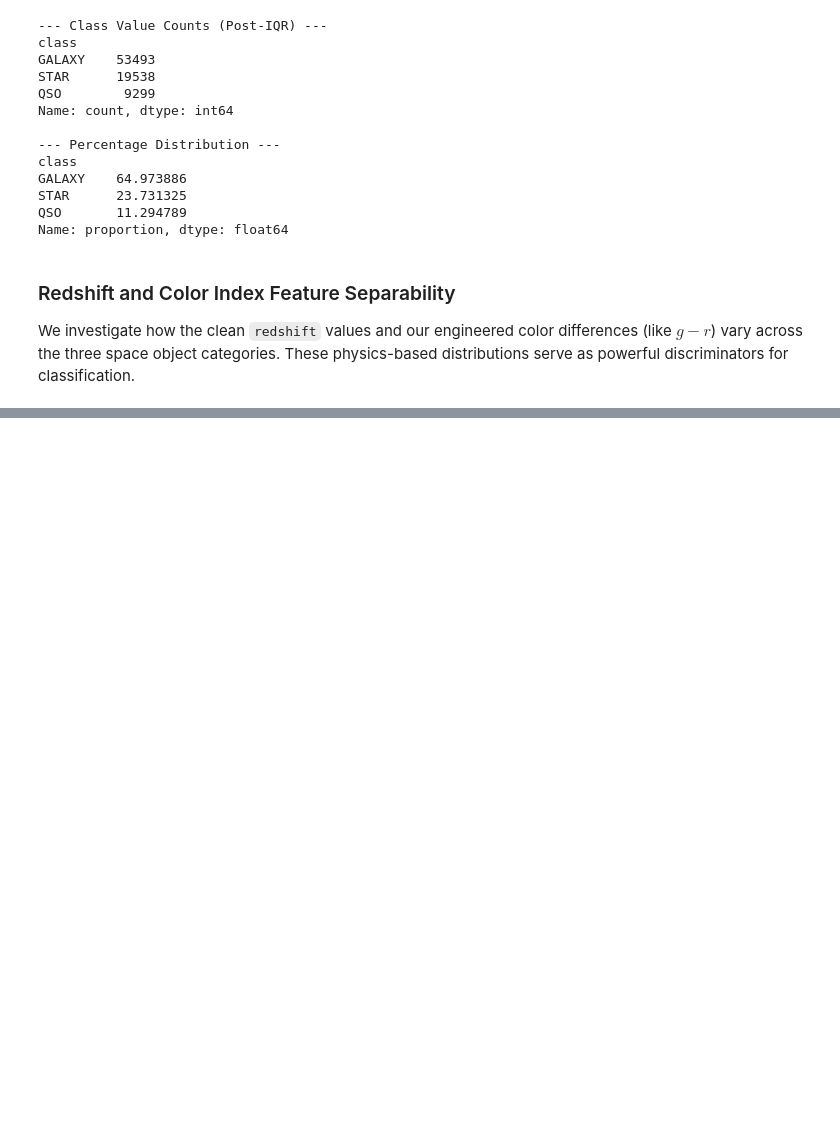
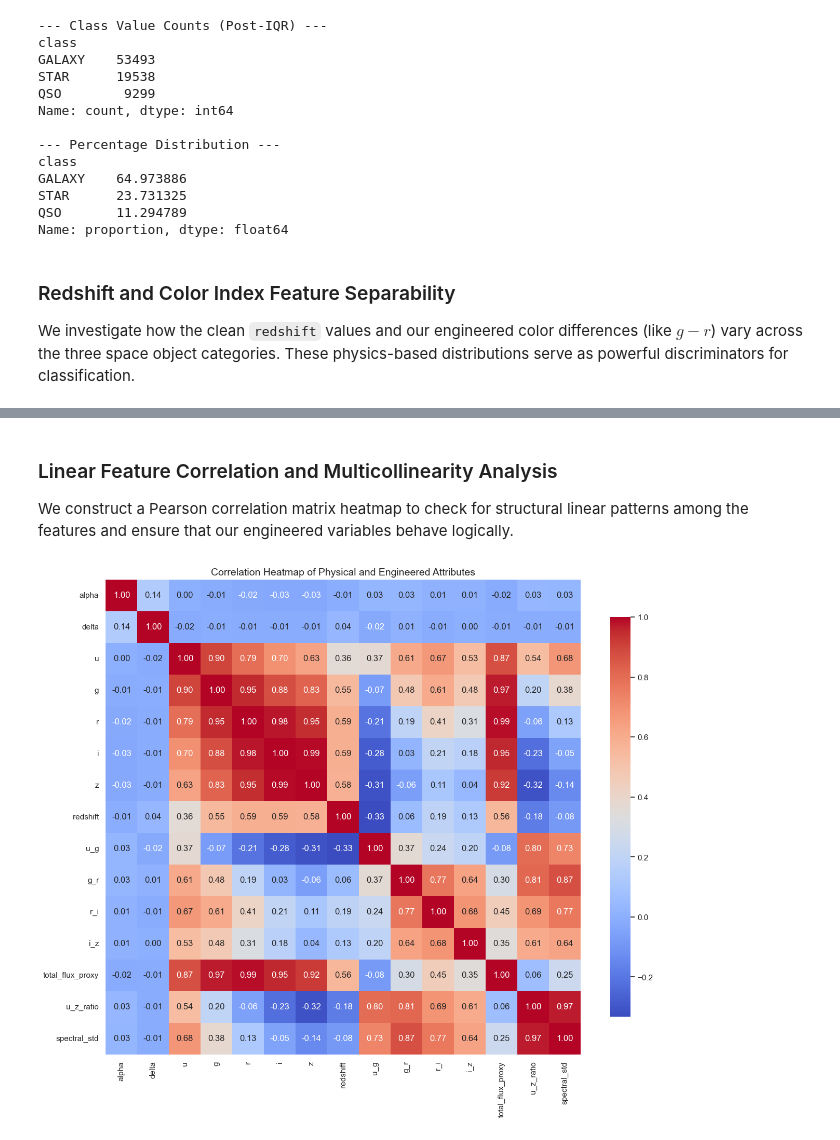
Before and after one commit to DimovDimo/SDSS17-ML-Research, a Jupyter notebook: SDSS17-ML-Research.ipynb, the cells around one changed output, grey strips where cells are left out. Drawn from its saved outputs; the diff is of its cells as text; code cells hidden in the pictures; blank space fills up the shorter version.

```diff
--- a/SDSS17-ML-Research.ipynb
+++ b/SDSS17-ML-Research.ipynb
@@ -325,0 +346,17 @@ We investigate how the clean `redshift` values and our engineered color differen
+# %% [markdown]
+### Linear Feature Correlation and Multicollinearity Analysis
+
+We construct a Pearson correlation matrix heatmap to check for structural linear patterns among the features and ensure that our engineered variables behave logically.
+# %%
+# 3. Correlation Heatmap
+# Exclude the string 'class' column to compute numeric correlations
+numerical_df = df_no_outliers.select_dtypes(include=['float64', 'int64'])
+corr_matrix = numerical_df.corr()
+
+plt.figure(figsize=(13, 11))
+sns.heatmap(corr_matrix, annot=True, fmt=".2f", cmap="coolwarm", square=True, cbar_kws={'shrink': .8})
+plt.title("Correlation Heatmap of Physical and Engineered Attributes", fontsize=14)
+plt.tight_layout()
+plt.show()
+# %% [output]
+[figure, added]
```
Also changed, not shown: parts of 3 cells of this notebook.
